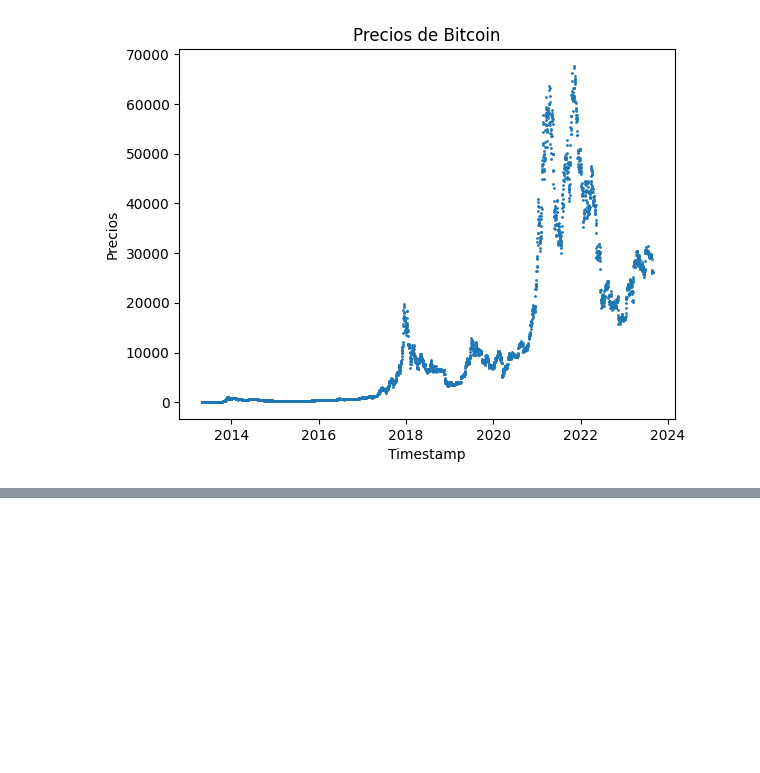
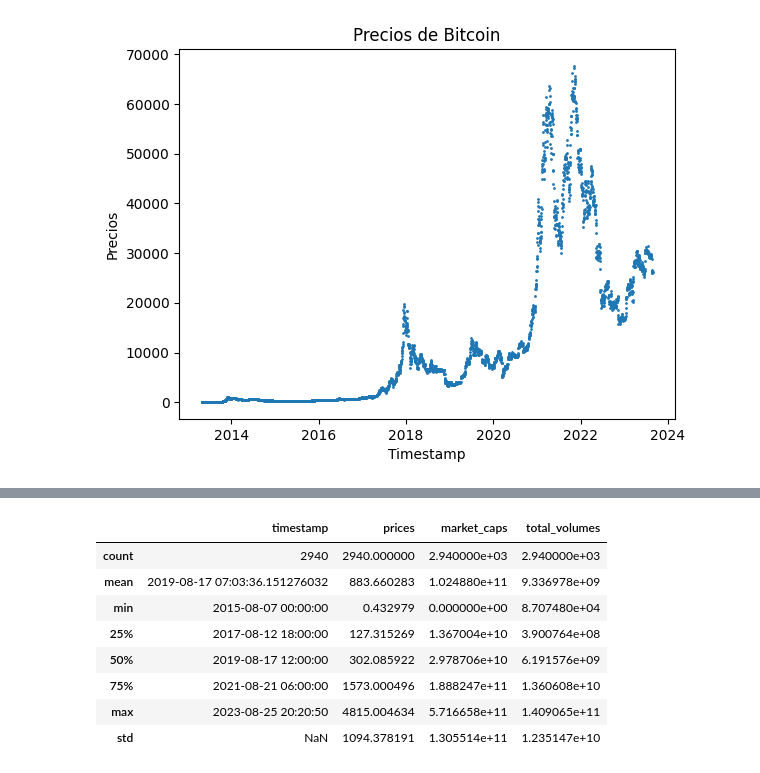
Before and after one commit to Lucaramallo/Cripto_analisis_lucaramallo, a Jupyter notebook: ETLs/ETL_Coingecko_API.ipynb, the cells around one changed output, grey strips where cells are left out. Cells and saved outputs as stored; diff of their text form; code cells hidden in the pictures; blank space fills up the shorter version.

```diff
--- a/ETLs/ETL_Coingecko_API.ipynb
+++ b/ETLs/ETL_Coingecko_API.ipynb
@@ -1480,0 +1561,12 @@ df_bit.to_csv('../EDA_ETL_Hybrid_analisis_Csvs_Cleaned/df_bit.csv',mode='w', ind
+# %%
+df_bit.describe()
+# %% [output]
+|  | timestamp | prices | market_caps | total_volumes |
+| count | 2940 | 2940.000000 | 2.940000e+03 | 2.940000e+03 |
+| mean | 2019-08-17 07:03:36.151276032 | 883.660283 | 1.024880e+11 | 9.336978e+09 |
+| min | 2015-08-07 00:00:00 | 0.432979 | 0.000000e+00 | 8.707480e+04 |
+| 25% | 2017-08-12 18:00:00 | 127.315269 | 1.367004e+10 | 3.900764e+08 |
+| 50% | 2019-08-17 12:00:00 | 302.085922 | 2.978706e+10 | 6.191576e+09 |
+| 75% | 2021-08-21 06:00:00 | 1573.000496 | 1.888247e+11 | 1.360608e+10 |
+| max | 2023-08-25 20:20:50 | 4815.004634 | 5.716658e+11 | 1.409065e+11 |
+| std | NaN | 1094.378191 | 1.305514e+11 | 1.235147e+10 |
```
Also changed, not shown: parts of 9 cells of this notebook, 2 other files.
